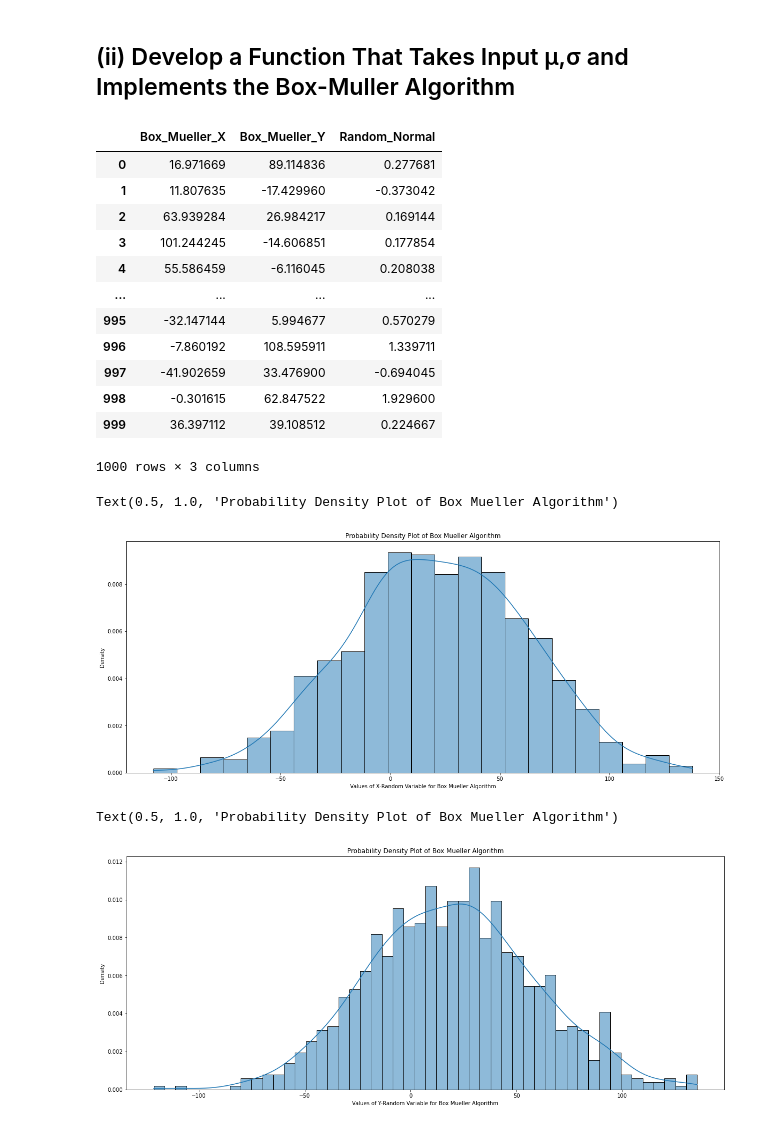
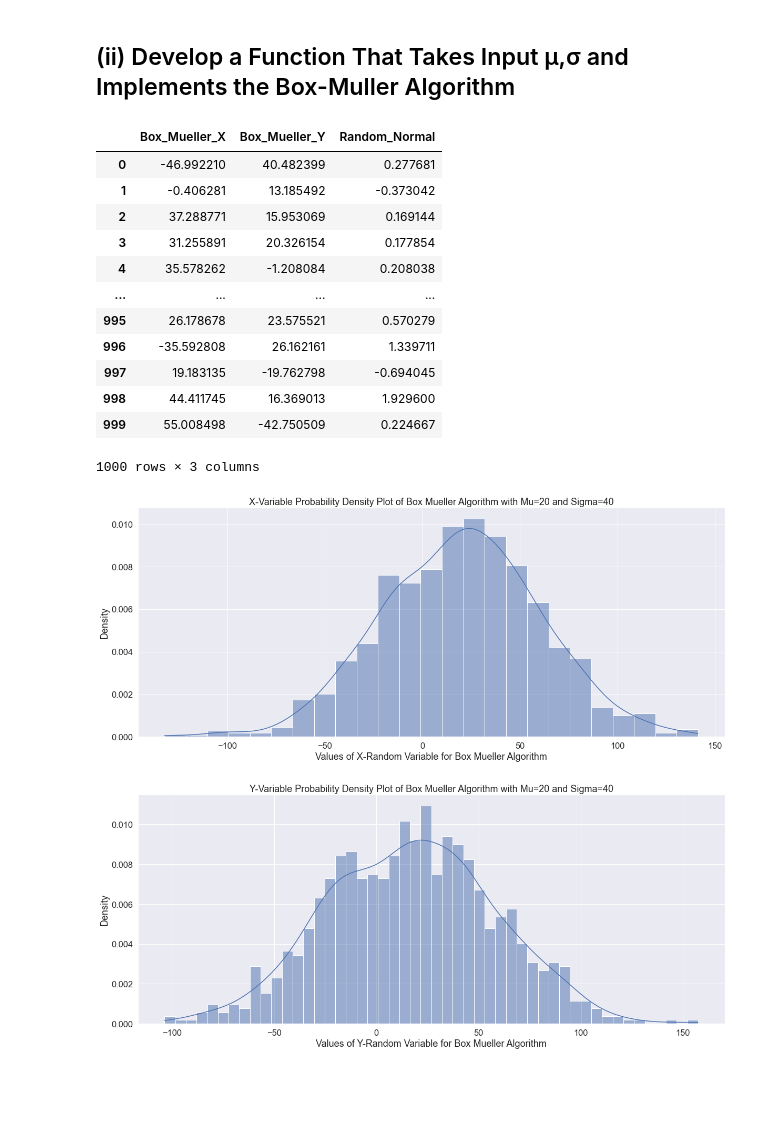
Before and after one commit to Treece-Burgess/MATH525, a Jupyter notebook: notebooks/Problem3_Homework1_525.ipynb, the cells around one changed output. Saved outputs shown, nothing was run; the diff lists cells and outputs as text; code cells hidden in the pictures; blank space fills up the shorter version.

```diff
--- a/notebooks/Problem3_Homework1_525.ipynb
+++ b/notebooks/Problem3_Homework1_525.ipynb
@@ -83,8 +83,6 @@ def box_muller(mu = None, sigma = None):
     return x_append,y_append
 # %%
 x_mueller,y_mueller = box_muller(mu=20,sigma=40)
-# %%
-random_normal = np.random.normal(0,1,1000)
 # %%
 box_dataframe = pd.DataFrame()
 pd.concat([pd.Series(x_mueller),pd.Series(random_normal)],ignore_index=True)
@@ -96,32 +94,33 @@ box_dataframe["Random_Normal"] = random_normal
 box_dataframe
 # %% [output]
 |  | Box_Mueller_X | Box_Mueller_Y | Random_Normal |
-| 0 | 16.971669 | 89.114836 | 0.277681 |
-| 1 | 11.807635 | -17.429960 | -0.373042 |
-| 2 | 63.939284 | 26.984217 | 0.169144 |
-| 3 | 101.244245 | -14.606851 | 0.177854 |
-| 4 | 55.586459 | -6.116045 | 0.208038 |
+| 0 | -46.992210 | 40.482399 | 0.277681 |
+| 1 | -0.406281 | 13.185492 | -0.373042 |
+| 2 | 37.288771 | 15.953069 | 0.169144 |
+| 3 | 31.255891 | 20.326154 | 0.177854 |
+| 4 | 35.578262 | -1.208084 | 0.208038 |
 | ... | ... | ... | ... |
-| 995 | -32.147144 | 5.994677 | 0.570279 |
-| 996 | -7.860192 | 108.595911 | 1.339711 |
-| 997 | -41.902659 | 33.476900 | -0.694045 |
-| 998 | -0.301615 | 62.847522 | 1.929600 |
-| 999 | 36.397112 | 39.108512 | 0.224667 |
+| 995 | 26.178678 | 23.575521 | 0.570279 |
+| 996 | -35.592808 | 26.162161 | 1.339711 |
+| 997 | 19.183135 | -19.762798 | -0.694045 |
+| 998 | 44.411745 | 16.369013 | 1.929600 |
+| 999 | 55.008498 | -42.750509 | 0.224667 |
 1000 rows × 3 columns
 # %%
+sns.set(font_scale=1.5)
 fig, ax1 = plt.subplots(1,1,figsize=(20,8))
 ax1 = sns.histplot(data=box_dataframe, x='Box_Mueller_X',ax=ax1,stat="density",kde=True)
 ax1.set_xlabel("Values of X-Random Variable for Box Mueller Algorithm")
-ax1.set_title('Probability Density Plot of Box Mueller Algorithm')
-#sns.histplot(data=box_dataframe,x="Random_Normal",ax=ax2,stat="density")
+ax1.set_title('X-Variable Probability Density Plot of Box Mueller Algorithm with Mu=20 and Sigma=40')
+plt.savefig('x-variable_box.png',bbox_inches="tight")
 # %% [output]
-Text(0.5, 1.0, 'Probability Density Plot of Box Mueller Algorithm')
-[figure, old version]
+[figure, new version]
 # %%
+sns.set(font_scale=1.5)
 fig, ax1 = plt.subplots(1,1,figsize=(20,8))
 ax1 = sns.histplot(data=box_dataframe, x='Box_Mueller_Y',ax=ax1,stat="density",kde=True,bins=50)
 ax1.set_xlabel("Values of Y-Random Variable for Box Mueller Algorithm")
-ax1.set_title('Probability Density Plot of Box Mueller Algorithm')
+ax1.set_title('Y-Variable Probability Density Plot of Box Mueller Algorithm with Mu=20 and Sigma=40')
+plt.savefig('y-variable_box.png',bbox_inches="tight")
 # %% [output]
-Text(0.5, 1.0, 'Probability Density Plot of Box Mueller Algorithm')
-[figure, old version]
+[figure, new version]
```
Also changed, not shown: parts of 2 cells of this notebook.
